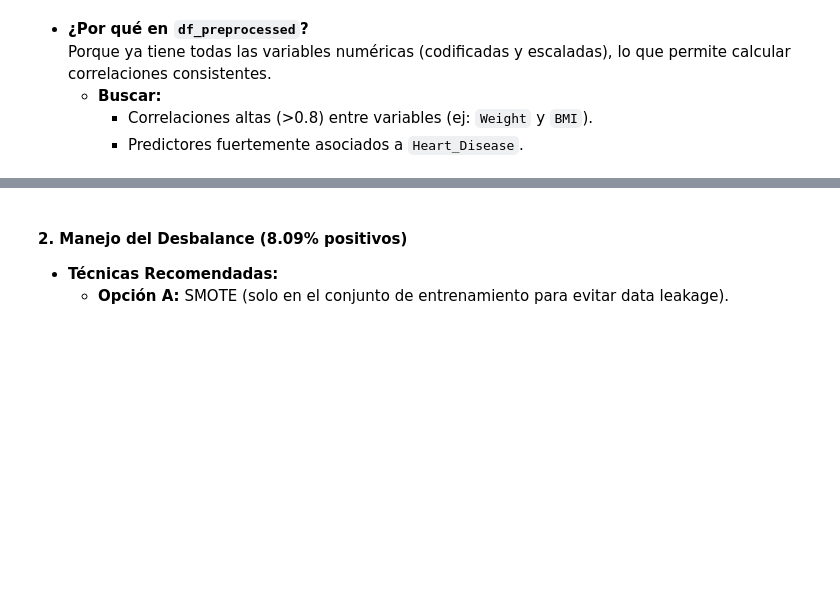
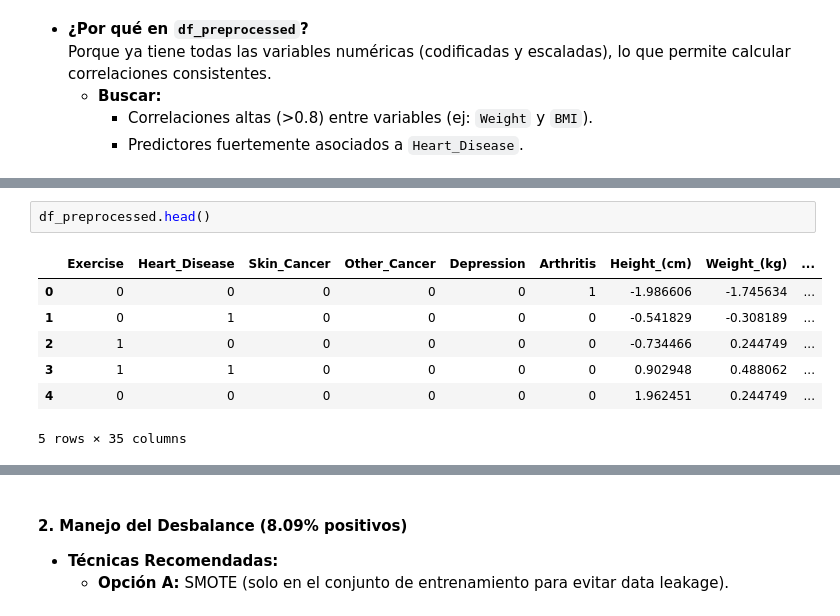
Before and after one commit to Bootcamp-IA-P4/E4_classification, a Jupyter notebook: notebooks/cardio_risk_eda_v2.ipynb, the cells around one changed output, grey strips where cells are left out. Saved outputs shown, nothing was run; the diff lists cells and outputs as text; blank space fills up the shorter version.

```diff
--- a/notebooks/cardio_risk_eda_v2.ipynb
+++ b/notebooks/cardio_risk_eda_v2.ipynb
@@ -584,0 +693,10 @@ plt.show()
+# %%
+df_preprocessed.head()
+# %% [output]
+|  | Exercise | Heart_Disease | Skin_Cancer | Other_Cancer | Depression | Arthritis | Height_(cm) | Weight_(kg) | ... |
+| 0 | 0 | 0 | 0 | 0 | 0 | 1 | -1.986606 | -1.745634 | ... |
+| 1 | 0 | 1 | 0 | 0 | 0 | 0 | -0.541829 | -0.308189 | ... |
+| 2 | 1 | 0 | 0 | 0 | 0 | 0 | -0.734466 | 0.244749 | ... |
+| 3 | 1 | 1 | 0 | 0 | 0 | 0 | 0.902948 | 0.488062 | ... |
+| 4 | 0 | 0 | 0 | 0 | 0 | 0 | 1.962451 | 0.244749 | ... |
+5 rows × 35 columns
```
Also changed, not shown: parts of 30 cells of this notebook, 2 other files.
